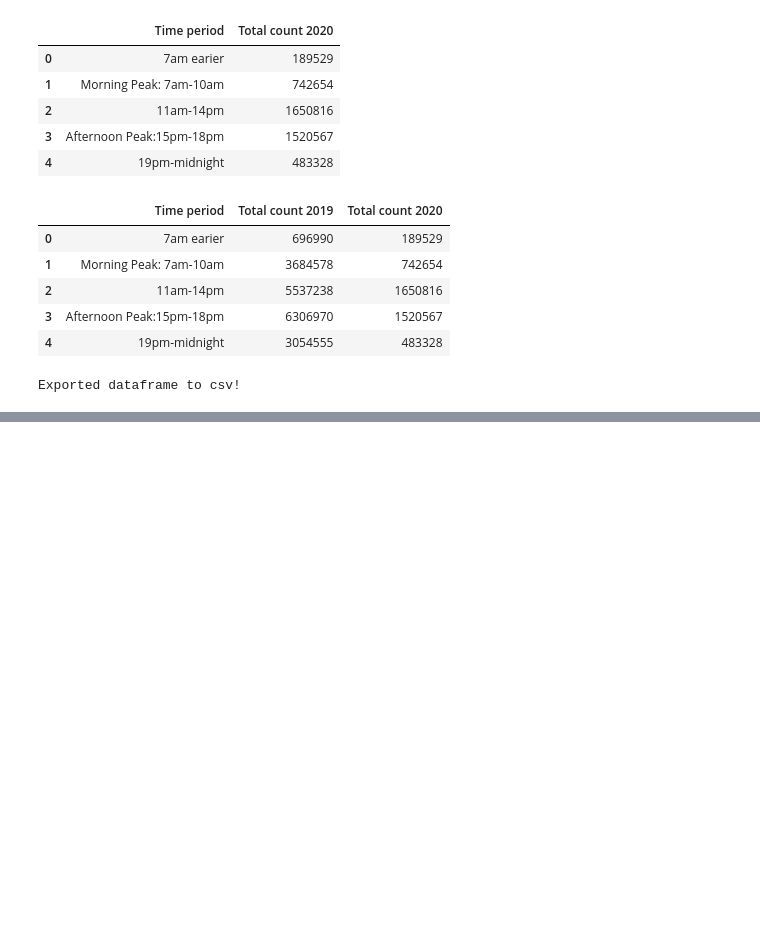
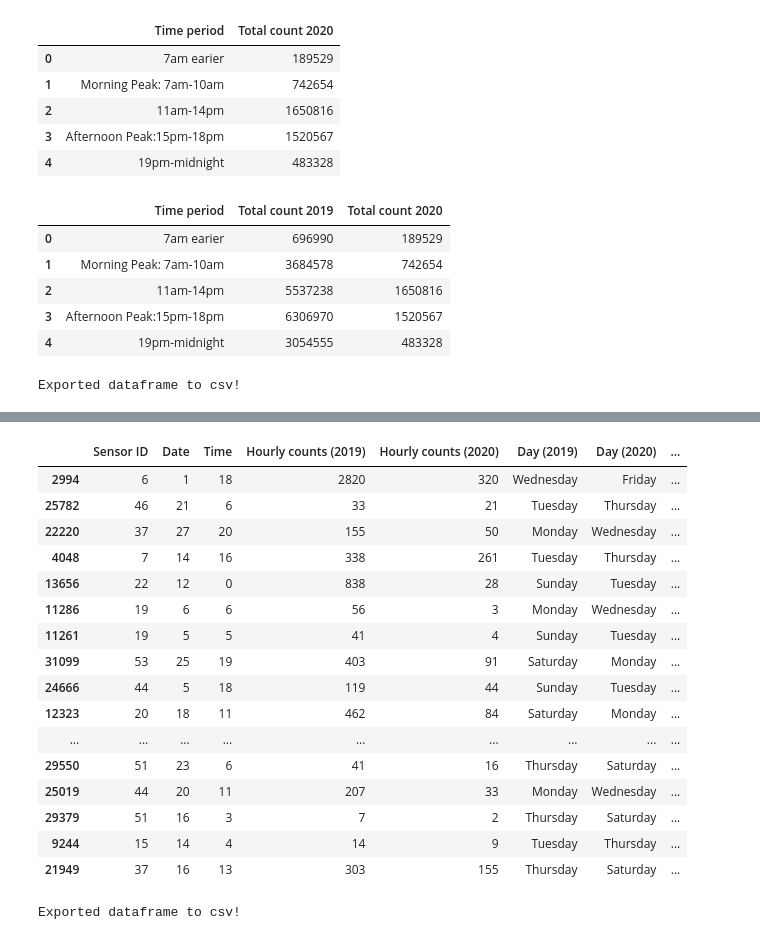
Before and after one commit to katshamai/Purple-Cats, a Jupyter notebook: Project_Ruo.ipynb, the cells around one changed output, grey strips where cells are left out. Saved outputs shown, nothing was run; the diff lists cells and outputs as text; code cells hidden in the pictures; blank space fills up the shorter version.

Commit message:
weekly count, period count added

```diff
--- a/Project_Ruo.ipynb
+++ b/Project_Ruo.ipynb
@@ -553,0 +569,32 @@ plt.show()
+# %%
+# cutting sensor data into bins
+week_bins = [0, 7, 14, 21, 33]
+week_label = ["1st week","2nd week","3rd week","4th week"]
+
+merged_clean_data["Week"] = pd.cut(merged_clean_data["Date"], week_bins, labels = week_label)
+
+merged_clean_data.sample(50)
+# %% [output]
+|  | Sensor ID | Date | Time | Hourly counts (2019) | Hourly counts (2020) | Day (2019) | Day (2020) | ... |
+| 2994 | 6 | 1 | 18 | 2820 | 320 | Wednesday | Friday | ... |
+| 25782 | 46 | 21 | 6 | 33 | 21 | Tuesday | Thursday | ... |
+| 22220 | 37 | 27 | 20 | 155 | 50 | Monday | Wednesday | ... |
+| 4048 | 7 | 14 | 16 | 338 | 261 | Tuesday | Thursday | ... |
+| 13656 | 22 | 12 | 0 | 838 | 28 | Sunday | Tuesday | ... |
+| 11286 | 19 | 6 | 6 | 56 | 3 | Monday | Wednesday | ... |
+| 11261 | 19 | 5 | 5 | 41 | 4 | Sunday | Tuesday | ... |
+| 31099 | 53 | 25 | 19 | 403 | 91 | Saturday | Monday | ... |
+| 24666 | 44 | 5 | 18 | 119 | 44 | Sunday | Tuesday | ... |
+| 12323 | 20 | 18 | 11 | 462 | 84 | Saturday | Monday | ... |
+| ... | ... | ... | ... | ... | ... | ... | ... | ... |
+| 29550 | 51 | 23 | 6 | 41 | 16 | Thursday | Saturday | ... |
+| 25019 | 44 | 20 | 11 | 207 | 33 | Monday | Wednesday | ... |
+| 29379 | 51 | 16 | 3 | 7 | 2 | Thursday | Saturday | ... |
+| 9244 | 15 | 14 | 4 | 14 | 9 | Tuesday | Thursday | ... |
+| 21949 | 37 | 16 | 13 | 303 | 155 | Thursday | Saturday | ... |
+# %%
+# to csv
+merged_clean_data.to_csv("output/merged_clean_data.csv", index = False)
+print("Exported dataframe to csv!")
+# %% [output]
+Exported dataframe to csv!
```
Also changed, not shown: parts of 14 cells of this notebook, 6 other files.
